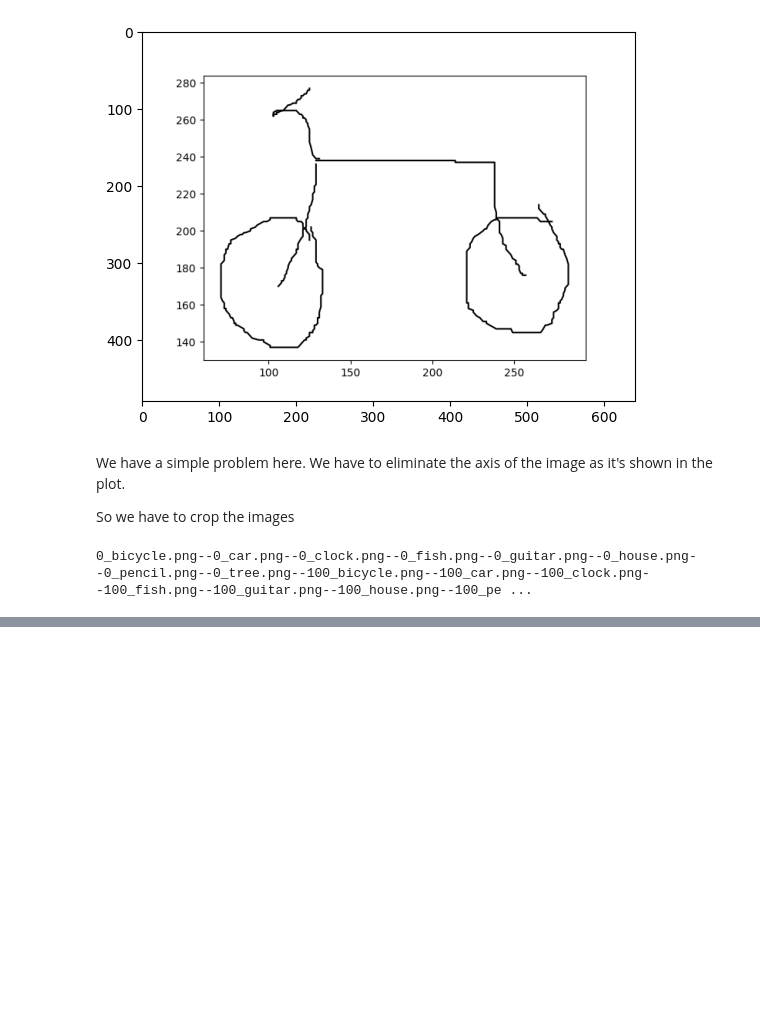
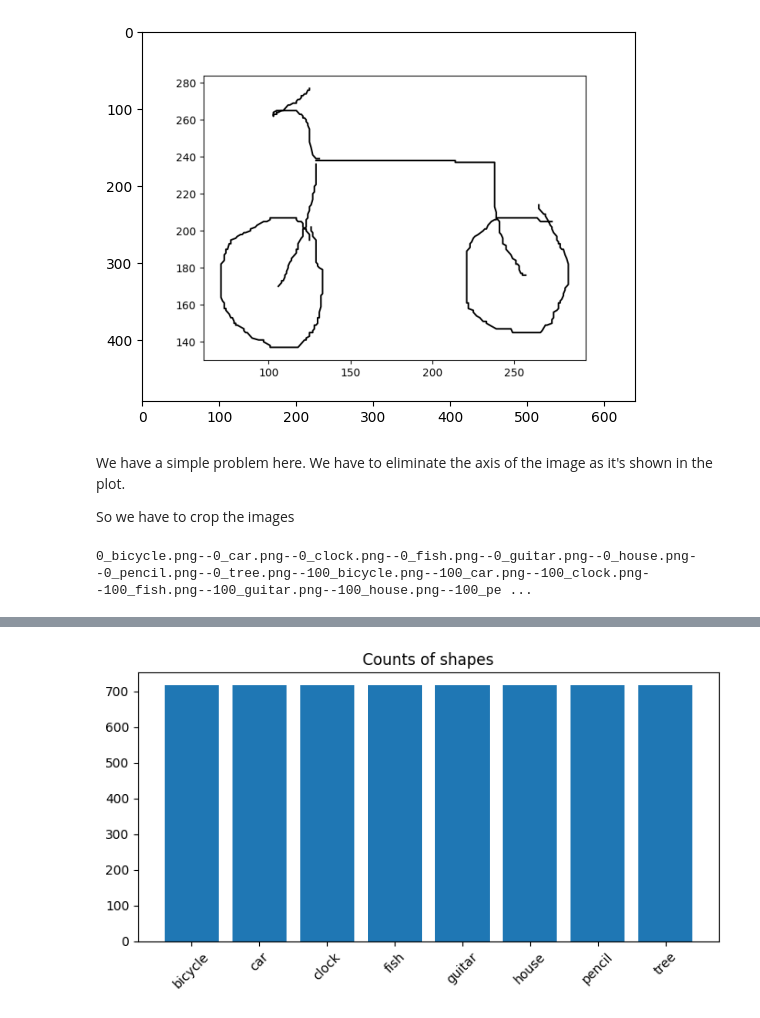
Before and after one commit to s7yby02/Drawing-App, a Jupyter notebook: DL_approach/Data_processing.ipynb, the cells around one changed output, grey strips where cells are left out. Cells and saved outputs as stored; diff of their text form; code cells hidden in the pictures; blank space fills up the shorter version.

```diff
--- a/DL_approach/Data_processing.ipynb
+++ b/DL_approach/Data_processing.ipynb
@@ -64,0 +76,15 @@ Now that all our images are without the axis, we can start the training process.
+# %%
+count_dict ={
+    'bicycle': 0,
+    'car': 0,
+    'clock': 0,
+    'fish': 0,
+    'guitar': 0,
+    'house': 0,
+    'pencil': 0,
+    'tree': 0
+}
+# %%
+for i in range(len(cropped_images)):
+    img_type = cropped_images[i].split('\\')[1].split('.')[0].split('_')[1]
+    count_dict[cropped_images[i].split('\\')[1].split('.')[0].split('_')[1]] += 1
@@ -64,0 +102,9 @@ Now that all our images are without the axis, we can start the training process.
+# %%
+plt.figure(figsize=(7, 4))
+plt.bar(count_dict.keys(), count_dict.values())
+plt.title('Counts of shapes')
+plt.xticks(rotation=45)
+plt.tight_layout()
+plt.show()
+# %% [output]
+[figure, added]
```
Also changed, not shown: parts of 9 cells of this notebook, 10 other files.
